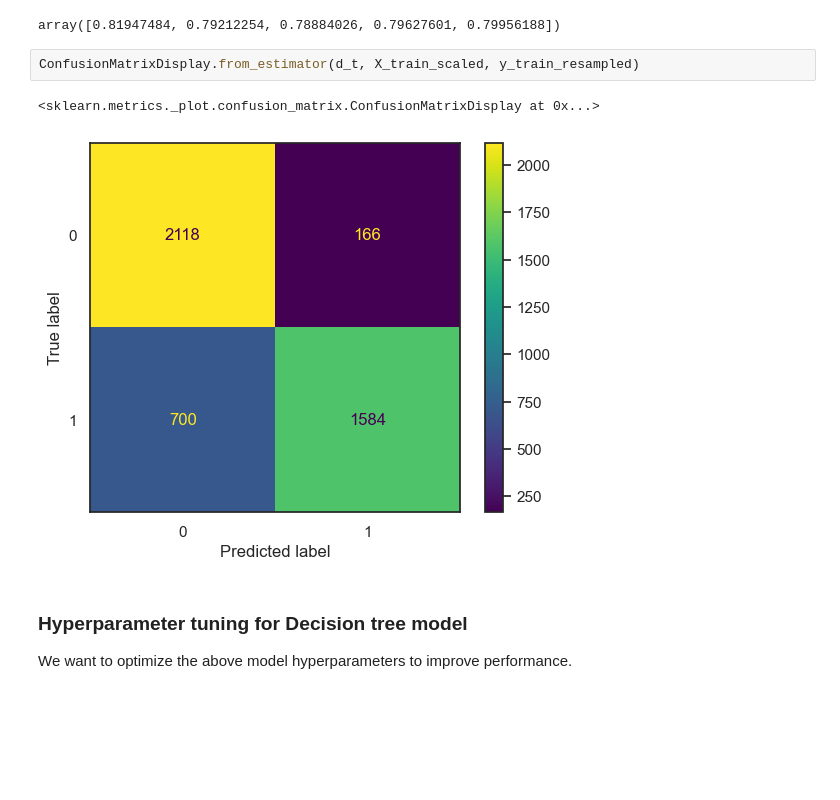
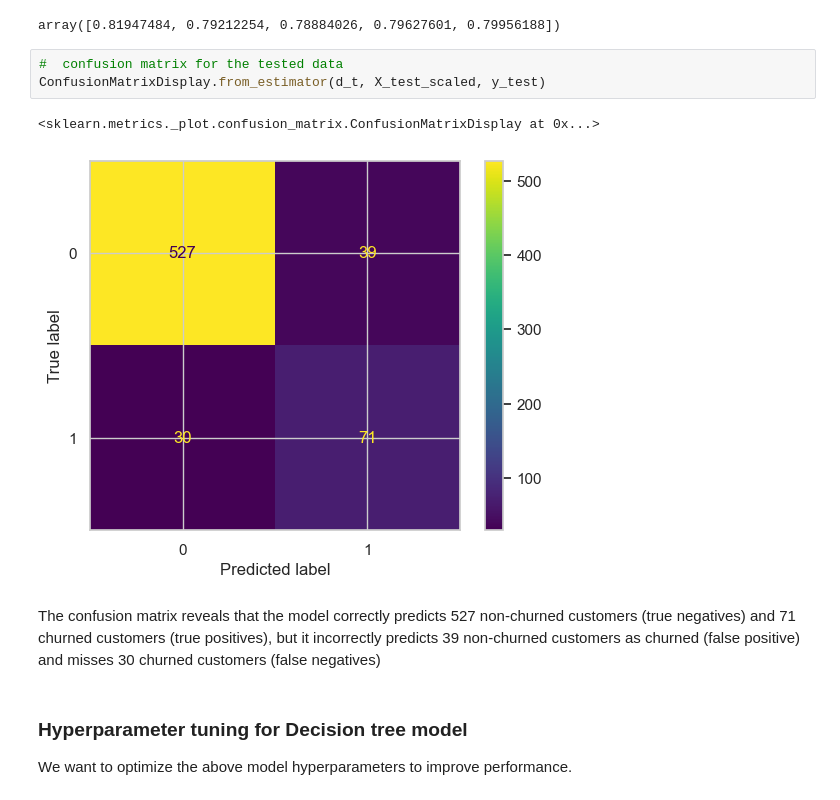
Before and after one commit to JEr1yAnalst/Phase-3-project-Machinelearning, a Jupyter notebook: index.ipynb, the cells around one changed output. Cells and saved outputs as stored; diff of their text form; blank space fills up the shorter version.

```diff
--- a/index.ipynb
+++ b/index.ipynb
@@ -557,11 +592,14 @@ tree_cv = cross_val_score(d_t, X_train_scaled, y_train_resampled)
 tree_cv
 # %% [output]
 array([0.81947484, 0.79212254, 0.78884026, 0.79627601, 0.79956188])
-# %%
-ConfusionMatrixDisplay.from_estimator(d_t, X_train_scaled, y_train_resampled)
-# %% [output]
-<sklearn.metrics._plot.confusion_matrix.ConfusionMatrixDisplay at 0x...>
-[figure, removed]
+# %%
+#  confusion matrix for the tested data
+ConfusionMatrixDisplay.from_estimator(d_t, X_test_scaled, y_test)
+# %% [output]
+<sklearn.metrics._plot.confusion_matrix.ConfusionMatrixDisplay at 0x...>
+[figure, added]
+# %% [markdown]
+The confusion matrix reveals that the model correctly predicts 527 non-churned customers (true negatives) and 71 churned customers (true positives), but it incorrectly predicts 39 non-churned customers as churned (false positive) and misses 30 churned customers (false negatives)
 # %% [markdown]
 ### Hyperparameter tuning for Decision tree model
 
```
Also changed, not shown: parts of 22 cells of this notebook.
